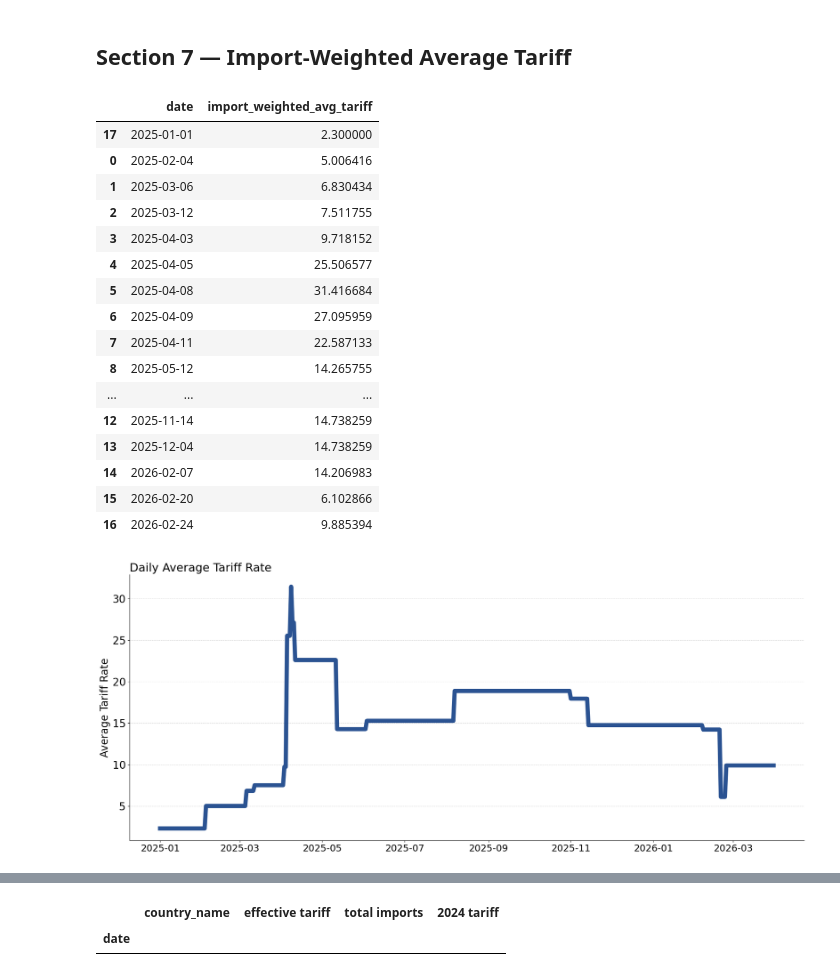
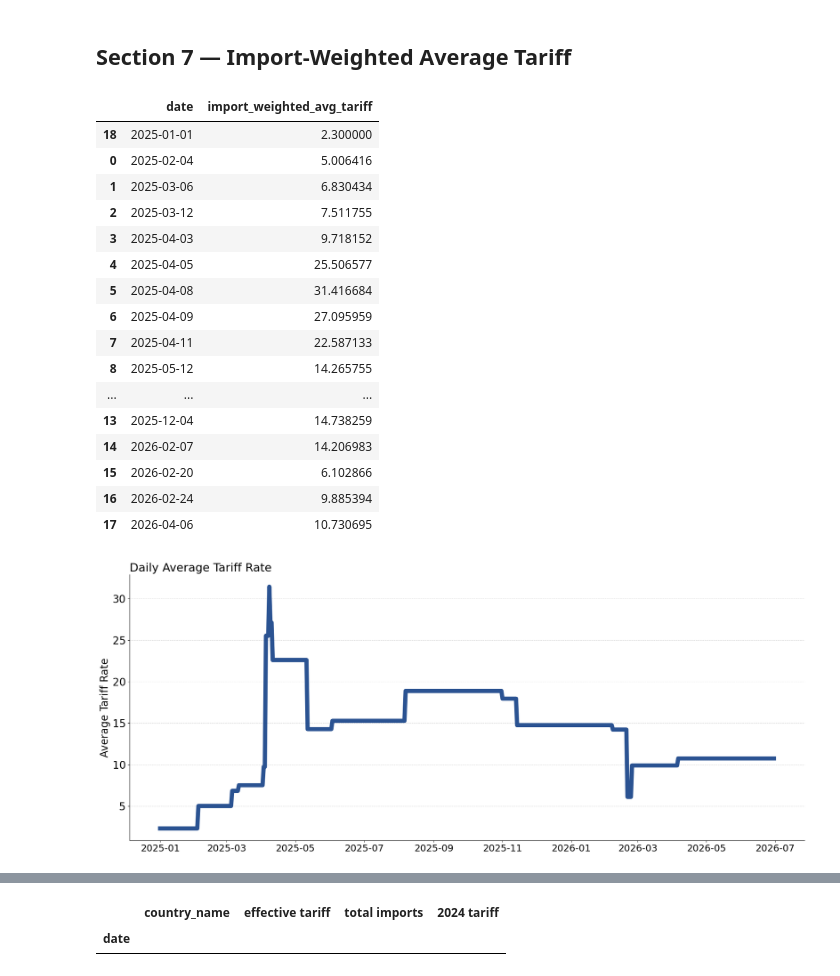
Before and after one commit to tradewartracker/trade-war-redux-2025, a Jupyter notebook: make-tariff-by-country-by-time.ipynb, the cells around one changed output, grey strips where cells are left out. Cells and saved outputs as stored; diff of their text form; code cells hidden in the pictures.

Commit message:
new steel tariffs

```diff
--- a/make-tariff-by-country-by-time.ipynb
+++ b/make-tariff-by-country-by-time.ipynb
@@ -765,6 +897,24 @@ TARIFF_ACTIONS = [
         "phase": 2,
         "apply": _apply_s122_exemptions,
     },
+
+    {
+        "effective_date": "2026-04-06",
+        "authority": "Section 232",
+        "reference": "Proclamation 'Strengthening Actions...' (Apr 2, 2026)",
+        "description": "Metals tiered: I-A 50%, I-B 25%, III ~15% temp, II exempt; RU alu 200%",
+        "phase": 2,
+        "apply": _apply_metals_restructuring,
+    },
+    {
+        "effective_date": "2028-01-01",
+        "authority": "Section 232",
+        "reference": "Clause (7) — Annex III products revert to Annex I-B rates",
+        "description": "Annex III temporary reductions expire; products revert to 25% (UK 15%)",
+        "phase": 2,
+        "apply": _apply_annex_III_expiry,
+    },
+
 ]
 # %% [markdown]
 ### Actions Not Yet Incorporated (Require HS Code Lists)
@@ -884,6 +1034,7 @@ date_strings = [
     "2026-02-07",   # India deal (IEEPA)
     "2026-02-20",   # IEEPA tariffs revoked by EO
     "2026-02-24",   # Section 122 surcharge takes effect (10% universal)
+    "2026-04-06",   # Section 232 metals tiered restructuring
 ]
 
 rows = []
@@ -937,7 +1087,7 @@ tariffs_by_date[tariffs_by_date["country_name"] == "INDIA"]
 weighted_avg_tariff = (
     tariffs_by_date
     .reset_index()
-    .groupby('date')
+    .groupby('date', group_keys=False)
     .apply(lambda x:
         (x['effective tariff'] * x['total imports']).sum()
         / x['total imports'].sum()
@@ -958,7 +1108,7 @@ weighted_avg_tariff = pd.concat(
 weighted_avg_tariff
 # %% [output]
 |  | date | import_weighted_avg_tariff |
-| 17 | 2025-01-01 | 2.300000 |
+| 18 | 2025-01-01 | 2.300000 |
 | 0 | 2025-02-04 | 5.006416 |
 | 1 | 2025-03-06 | 6.830434 |
 | 2 | 2025-03-12 | 7.511755 |
@@ -969,41 +1119,41 @@ weighted_avg_tariff
 | 7 | 2025-04-11 | 22.587133 |
 | 8 | 2025-05-12 | 14.265755 |
 | ... | ... | ... |
-| 12 | 2025-11-14 | 14.738259 |
 | 13 | 2025-12-04 | 14.738259 |
 | 14 | 2026-02-07 | 14.206983 |
 | 15 | 2026-02-20 | 6.102866 |
 | 16 | 2026-02-24 | 9.885394 |
+| 17 | 2026-04-06 | 10.730695 |
 # %%
 # Forward-fill to daily series
 weighted_avg_tariff = weighted_avg_tariff.set_index('date')
-full_range = pd.date_range(weighted_avg_tariff.index.min(), '2026-03-31', freq='D')
+full_range = pd.date_range(weighted_avg_tariff.index.min(), '2026-06-30', freq='D')
 weighted_avg_tariff_filled = (
     weighted_avg_tariff.reindex(full_range).ffill().reset_index()
     .rename(columns={'index': 'date'})
 )
 
 fig, ax = plt.subplots(figsize=(19, 8))
 mike_blue = tuple(np.array([20, 64, 134]) / 255)
 
 ax.plot(
     weighted_avg_tariff_filled['date'],
     weighted_avg_tariff_filled['import_weighted_avg_tariff'],
     alpha=0.90, color=mike_blue, linewidth=8, linestyle="-",
 )
 
 ax.set_ylabel('Average Tariff Rate', fontsize=20)
 ax.set_title("Daily Average Tariff Rate", fontsize=22, loc="left")
 ax.yaxis.grid(alpha=0.5, linestyle="--")
 ax.tick_params(axis='x', labelsize=18)
 ax.tick_params(axis='y', labelsize=20)
 ax.spines["right"].set_visible(False)
 ax.spines["top"].set_visible(False)
 
 plt.tight_layout()
 plt.show()
 # %% [output]
-[figure, old version]
+[figure, new version]
 # %%
 tariffs_by_date.to_csv("country-by-time.csv")
 weighted_avg_tariff_filled.to_csv("daily-tariff-latest-data.csv")
```
Also changed, not shown: parts of 15 cells of this notebook, 10 other files.
